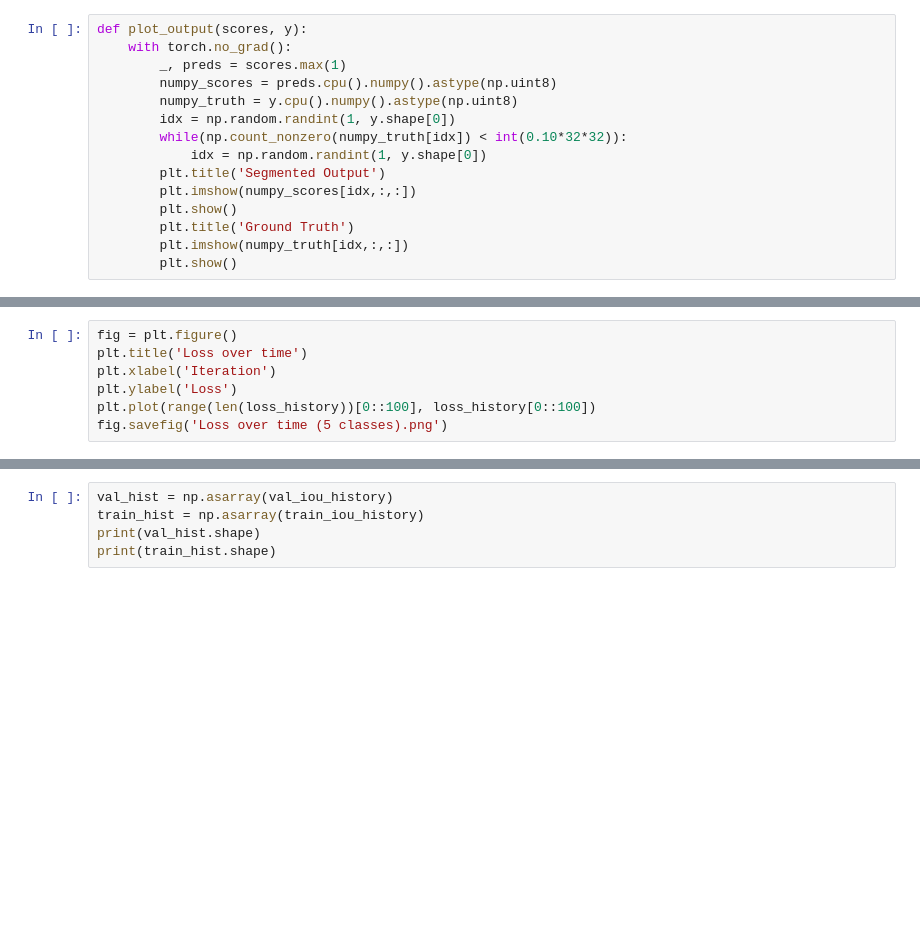
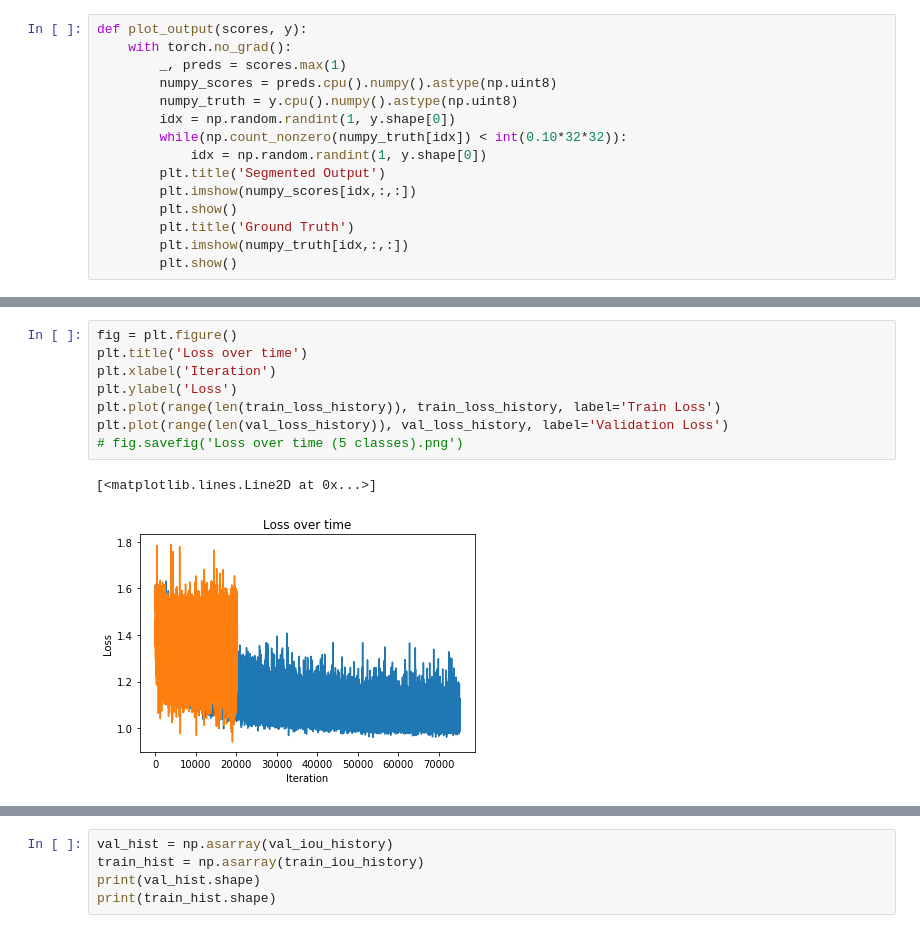
Before and after one commit to aguilarmg/cs221-final-project, a Jupyter notebook: All Tumor Segmentation - Report v1.ipynb, the cells around one changed output, grey strips where cells are left out. Saved outputs shown, nothing was run; the diff lists cells and outputs as text; blank space fills up the shorter version.

```diff
--- a/All Tumor Segmentation - Report v1.ipynb
+++ b/All Tumor Segmentation - Report v1.ipynb
@@ -271,7 +356,11 @@ train(model, optimizer, epochs=250)
 # %%
 fig = plt.figure()
 plt.title('Loss over time')
 plt.xlabel('Iteration')
 plt.ylabel('Loss')
-plt.plot(range(len(loss_history))[0::100], loss_history[0::100])
-fig.savefig('Loss over time (5 classes).png')
+plt.plot(range(len(train_loss_history)), train_loss_history, label='Train Loss')
+plt.plot(range(len(val_loss_history)), val_loss_history, label='Validation Loss')
+# fig.savefig('Loss over time (5 classes).png')
+# %% [output]
+[<matplotlib.lines.Line2D at 0x...>]
+[figure, added]
```
Also changed, not shown: parts of 15 cells of this notebook, 1 other file.
